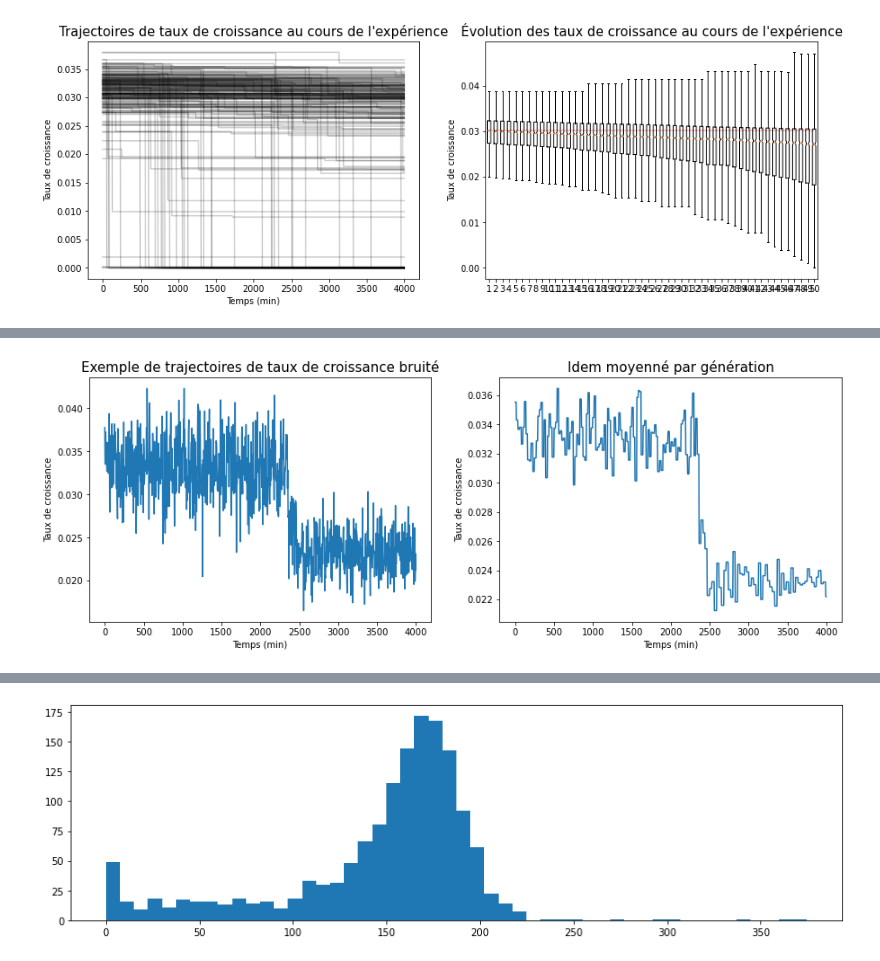
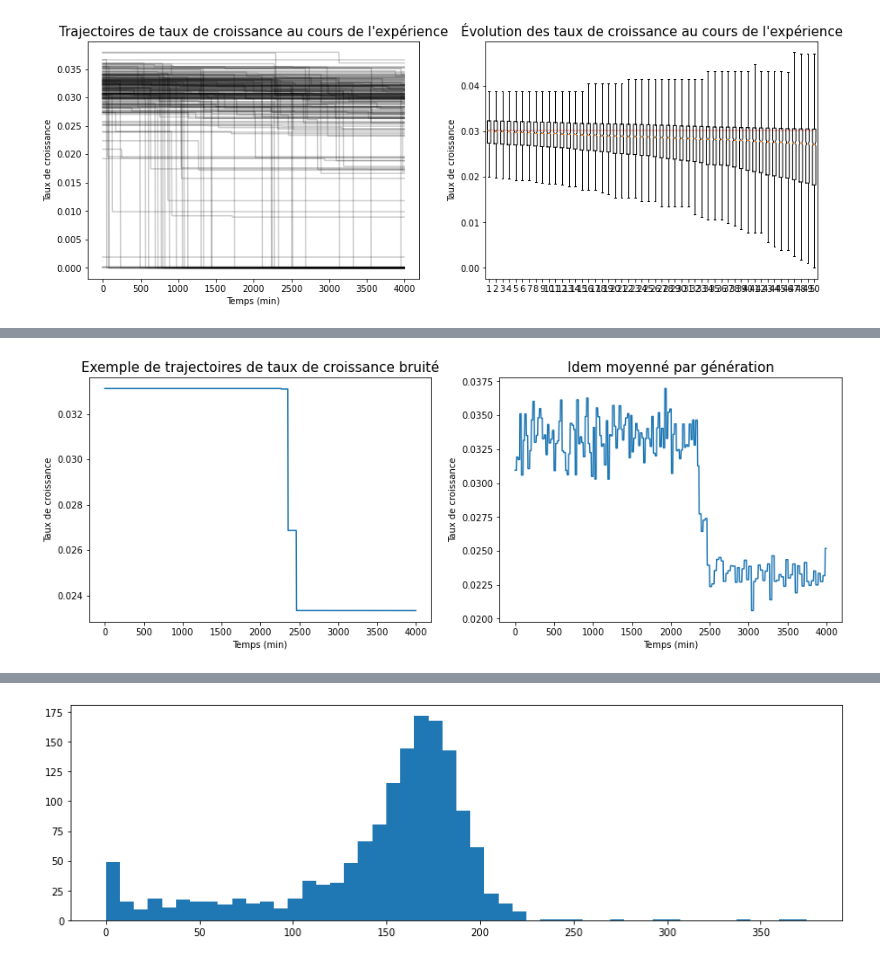
Before and after one commit to Jeremy-Andreoletti/MSV_Project_DFE, a Jupyter notebook: Simulations.ipynb, the cells around one changed output, grey strips where cells are left out. Saved outputs shown, nothing was run; the diff lists cells and outputs as text; code cells hidden in the pictures.

```diff
--- a/Simulations.ipynb
+++ b/Simulations.ipynb
@@ -331,26 +315,32 @@ plt.show()
 # %%
-def average_by_generation(growthR):
+def average_by_generation(growthR, sd_noise=0):
     # Cumulative growth of the cell (exponential coefficient = growth rate x (nbPictures x 4min/picture))
     cum_growth = np.cumsum(growthR*4, axis=0)
     # Total growth at the end of the experiment
     final_growth = cum_growth[-1]
     # The cell divides each time it doubles in size, i.e. every ln(2) increase in growth coefficient
     divisions = np.arange(final_growth//np.log(2)+2)*np.log(2)
     # Generation = interval between between 2 divisions
     generations_masks = [np.logical_and(cum_growth>=divisions[i-1], cum_growth<divisions[i]) for i in range(1,len(divisions))]
+    # Length of each generation
+    generation_lengths = np.sum(generations_masks, axis=1)
+    # Add measurement noise (facultative)
+    if sd_noise != 0 :
+        growthR = growthR*(1+np.random.normal(0, sd_noise, size=np.shape(growthR)))
     # Average the growth rates during each generation
-    return (np.concatenate([np.repeat(np.mean(growthR[generation]), sum(generation)) for generation in generations_masks]))
+    growthR_genAverage = [np.mean(growthR[generation]) for generation in generations_masks]
+    return (np.repeat(growthR_genAverage, repeats=generation_lengths))
 
-growthR_sim_noise_averaged = np.array([average_by_generation(growthR) for growthR in growthR_sim_noise.T]).T
+growthR_sim_noise_averaged = np.array([average_by_generation(growthR, sd_noise) for growthR in growthR_sim.T]).T
 
 im, ax = plt.subplots(1,2,figsize=(15,5))
-ax[0].plot(time, growthR_sim_noise[:,20])
+ax[0].plot(time, growthR_sim[:,20])
 ax[0].set_title("Exemple de trajectoires de taux de croissance bruité",fontsize=15)
 ax[0].set(xlabel="Temps (min)", ylabel="Taux de croissance")
 
 ax[1].plot(time, growthR_sim_noise_averaged[:,20])
 ax[1].set_title("Idem moyenné par génération",fontsize=15)
 ax[1].set(xlabel="Temps (min)", ylabel="Taux de croissance")
 plt.show()
 # %% [output]
-[figure, old version]
+[figure, new version]
```
Also changed, not shown: parts of 3 cells of this notebook.
